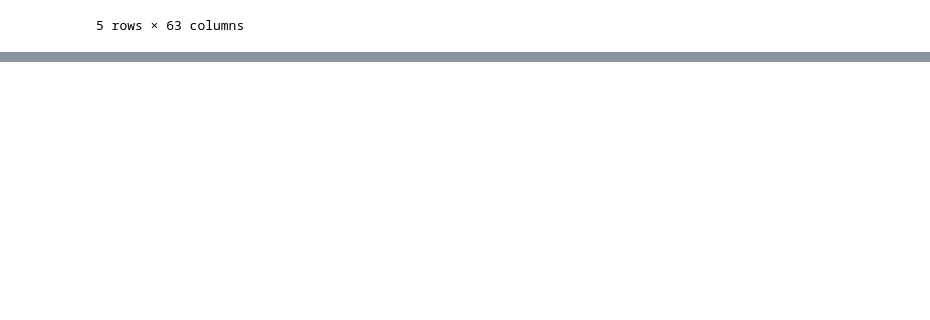
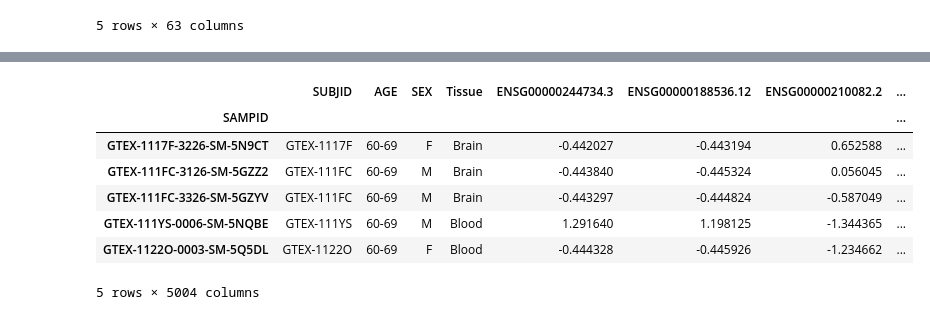
Before and after one commit to graceakatsu/cu-cpbs-7602, a Jupyter notebook: assignment02/01_data_download_and_preprocessing.ipynb, the cells around one changed output, grey strips where cells are left out. Cells and saved outputs as stored; diff of their text form; code cells hidden in the pictures; blank space fills up the shorter version.

```diff
--- a/assignment02/01_data_download_and_preprocessing.ipynb
+++ b/assignment02/01_data_download_and_preprocessing.ipynb
@@ -281,3 +314,17 @@ final_dataset.head()
+# %%
+# Add back in the subject ID, age, sex, and tissue columns
+final_dataset = final_dataset_unstandardized[['SUBJID','AGE','SEX','Tissue']].join(standardized_tpms, how="inner")
+
+final_dataset.head()
+# %% [output]
+|  | SUBJID | AGE | SEX | Tissue | ENSG00000244734.3 | ENSG00000188536.12 | ENSG00000210082.2 | ... |
+| SAMPID |  |  |  |  |  |  |  | ... |
+| GTEX-1117F-3226-SM-5N9CT | GTEX-1117F | 60-69 | F | Brain | -0.442027 | -0.443194 | 0.652588 | ... |
+| GTEX-111FC-3126-SM-5GZZ2 | GTEX-111FC | 60-69 | M | Brain | -0.443840 | -0.445324 | 0.056045 | ... |
+| GTEX-111FC-3326-SM-5GZYV | GTEX-111FC | 60-69 | M | Brain | -0.443297 | -0.444824 | -0.587049 | ... |
+| GTEX-111YS-0006-SM-5NQBE | GTEX-111YS | 60-69 | M | Blood | 1.291640 | 1.198125 | -1.344365 | ... |
+| GTEX-1122O-0003-SM-5Q5DL | GTEX-1122O | 60-69 | F | Blood | -0.444328 | -0.445926 | -1.234662 | ... |
+5 rows × 5004 columns
 # %%
 # Write out the final cleaned dataset to a CSV file
 final_dataset.to_csv(
```
Also changed, not shown: parts of 32 cells of this notebook, 2 other files.
